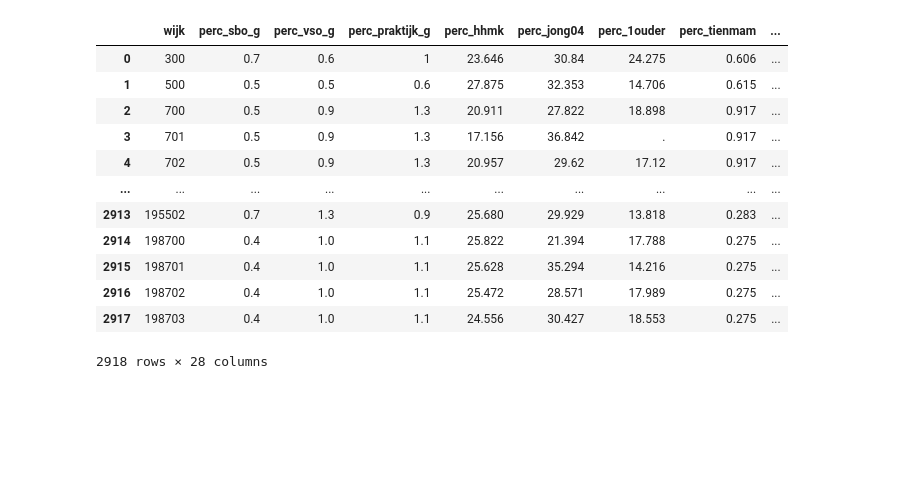
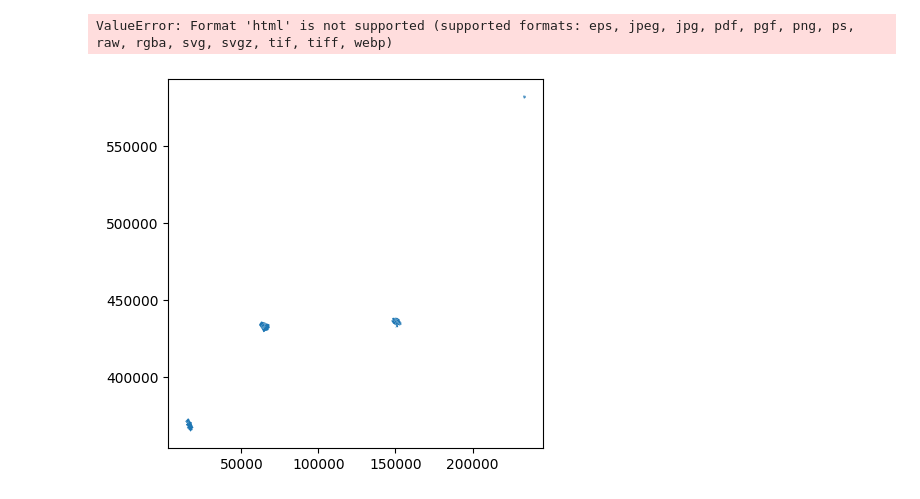
Before and after one commit to semkjaer/capybara1.0, a Jupyter notebook: sem.ipynb, the cells around one changed output. Saved outputs shown, nothing was run; the diff lists cells and outputs as text; code cells hidden in the pictures; blank space fills up the shorter version.

```diff
--- a/sem.ipynb
+++ b/sem.ipynb
@@ -0,0 +1,16 @@
+# %%
+# !pip install folium matplotlib mapclassify
+import numpy as np
+import pandas as pd
+import geopandas as gpd
+import folium
+df = pd.read_csv('./data.csv')
+geo = gpd.read_file('./gemeenteWijk.shp')
+df = df[df.year == 2021]
+df = df.merge(geo, left_on=['gwb_code_10'], right_on=['gwb'], how='left')
+df = df.dropna(subset=['geometry'])
+gdf = gpd.GeoDataFrame(df, crs="EPSG:28992", geometry=df.geometry)
+for code in gdf.gwb_code_10.unique():
+    plt = gdf[(gdf.gwb_code_10 == code) & (gdf.recs == 'Wijk')].explore(column="a_inw",legend=True, legend_kwds={"label": "Aantal mensen per gemeente", "orientation": "horizontal"})
+    break
+plt
@@ -118,17 +123,40 @@ df
-# %%
-det = pd.read_excel(file, sheet_name=sheet_names[-1])
-det
-# %% [output]
-|  | wijk | perc_sbo_g | perc_vso_g | perc_praktijk_g | perc_hhmk | perc_jong04 | perc_1ouder | perc_tienmam | ... |
-| 0 | 300 | 0.7 | 0.6 | 1 | 23.646 | 30.84 | 24.275 | 0.606 | ... |
-| 1 | 500 | 0.5 | 0.5 | 0.6 | 27.875 | 32.353 | 14.706 | 0.615 | ... |
-| 2 | 700 | 0.5 | 0.9 | 1.3 | 20.911 | 27.822 | 18.898 | 0.917 | ... |
-| 3 | 701 | 0.5 | 0.9 | 1.3 | 17.156 | 36.842 | . | 0.917 | ... |
-| 4 | 702 | 0.5 | 0.9 | 1.3 | 20.957 | 29.62 | 17.12 | 0.917 | ... |
-| ... | ... | ... | ... | ... | ... | ... | ... | ... | ... |
-| 2913 | 195502 | 0.7 | 1.3 | 0.9 | 25.680 | 29.929 | 13.818 | 0.283 | ... |
-| 2914 | 198700 | 0.4 | 1.0 | 1.1 | 25.822 | 21.394 | 17.788 | 0.275 | ... |
-| 2915 | 198701 | 0.4 | 1.0 | 1.1 | 25.628 | 35.294 | 14.216 | 0.275 | ... |
-| 2916 | 198702 | 0.4 | 1.0 | 1.1 | 25.472 | 28.571 | 17.989 | 0.275 | ... |
-| 2917 | 198703 | 0.4 | 1.0 | 1.1 | 24.556 | 30.427 | 18.553 | 0.275 | ... |
-2918 rows × 28 columns
+# %%
+import numpy as np
+import pandas as pd
+import geopandas as gpd
+import folium
+
+
+gdf = gpd.GeoDataFrame(df, crs="EPSG:28992", geometry=df.geometry)
+
+for code in gdf['gwb_code_10'].unique():
+    output_file = './maps/' + code + '.html'
+    if code[:2] == 'NL':
+        plt = gdf[gdf['recs'] == 'Gemeente'].explore(column="p_jz_tn",legend=True, legend_kwds={"label": "Aantal mensen per gemeente", "orientation": "horizontal"})
+        plt.save(output_file)
+    if code[:2] == 'GM':
+        gemeente = gdf[gdf['gwb_code_10'] == code]['gm_naam'].unique()[0]
+        current = gdf[(gdf['gm_naam'] == gemeente) & (gdf['recs'] == 'Wijk')]
+        if (current['p_jz_tn'].any()):
+            plt = current.explore(column="p_jz_tn",legend=True, legend_kwds={"label": "Aantal mensen per gemeente", "orientation": "horizontal"})
+            plt.save(output_file)
+        else:
+            empty_gdf = gpd.GeoDataFrame(geometry=current.geometry)
+            ax = empty_gdf.plot()
+            ax.get_figure().savefig(output_file, format='html')
+    if code[:2] == 'WK':
+        output_file = './maps/' + code + '.html'
+        wijkcode = code[4:]
+        current = gdf[(gdf['gwb_code_10'].str[4:-2] == wijkcode) & (gdf['recs'] == 'Buurt')]
+        if (current['p_jz_tn'].any()):
+            plt = current.explore(column="p_jz_tn",legend=True, legend_kwds={"label": "Aantal mensen per gemeente", "orientation": "horizontal"})
+            plt.save(output_file)
+        else:
+            empty_gdf = gpd.GeoDataFrame(geometry=current.geometry)
+            ax = empty_gdf.plot()
+            ax.get_figure().savefig(output_file, format='html')
+
+plt
+# %% [output]
+ValueError: Format 'html' is not supported (supported formats: eps, jpeg, jpg, pdf, pgf, png, ps, raw, rgba, svg, svgz, tif, tiff, webp)
+[figure, added]
```
Also changed, not shown: parts of 12 cells of this notebook.
